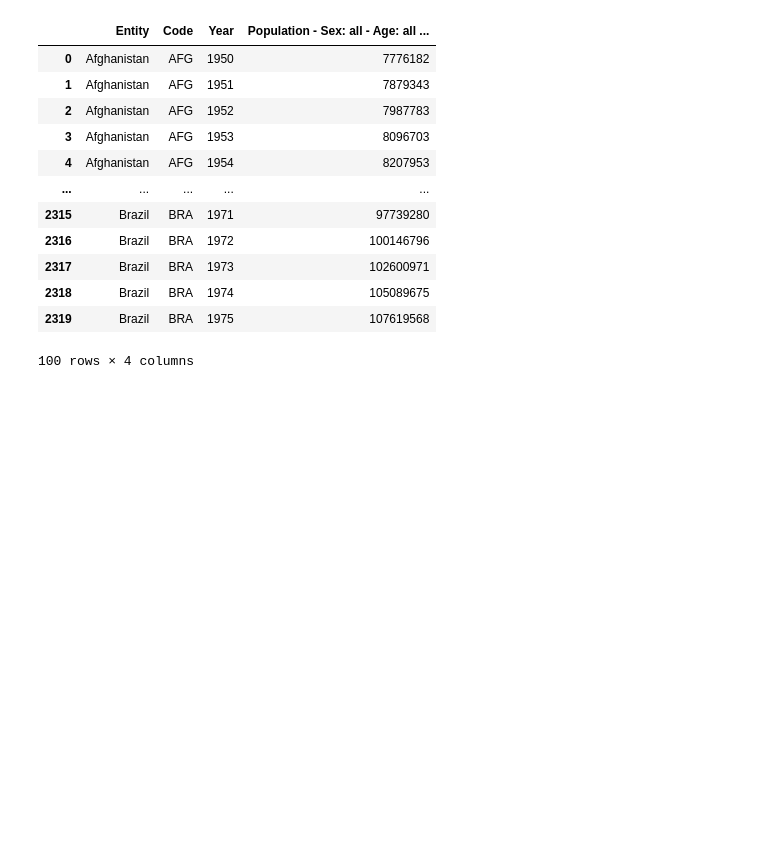
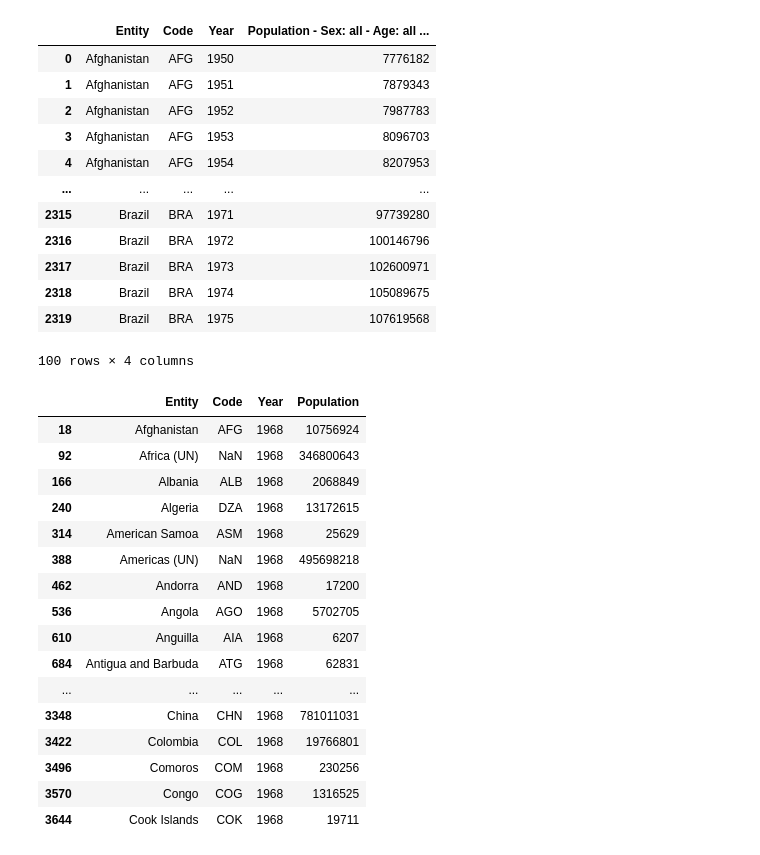
Before and after one commit to CoolNivetha/World-population-Analysis, a Jupyter notebook: notebooks/Population analysis_World.ipynb, the cells around one changed output. Saved outputs shown, nothing was run; the diff lists cells and outputs as text; code cells hidden in the pictures; blank space fills up the shorter version.

```diff
--- a/notebooks/Population analysis_World.ipynb
+++ b/notebooks/Population analysis_World.ipynb
@@ -83,0 +94,20 @@ filtered_data.head(n=100)
+# %%
+data_1968.head(n=50)
+# %% [output]
+|  | Entity | Code | Year | Population |
+| 18 | Afghanistan | AFG | 1968 | 10756924 |
+| 92 | Africa (UN) | NaN | 1968 | 346800643 |
+| 166 | Albania | ALB | 1968 | 2068849 |
+| 240 | Algeria | DZA | 1968 | 13172615 |
+| 314 | American Samoa | ASM | 1968 | 25629 |
+| 388 | Americas (UN) | NaN | 1968 | 495698218 |
+| 462 | Andorra | AND | 1968 | 17200 |
+| 536 | Angola | AGO | 1968 | 5702705 |
+| 610 | Anguilla | AIA | 1968 | 6207 |
+| 684 | Antigua and Barbuda | ATG | 1968 | 62831 |
+| ... | ... | ... | ... | ... |
+| 3348 | China | CHN | 1968 | 781011031 |
+| 3422 | Colombia | COL | 1968 | 19766801 |
+| 3496 | Comoros | COM | 1968 | 230256 |
+| 3570 | Congo | COG | 1968 | 1316525 |
+| 3644 | Cook Islands | COK | 1968 | 19711 |
```
Also changed, not shown: parts of 9 cells of this notebook.
